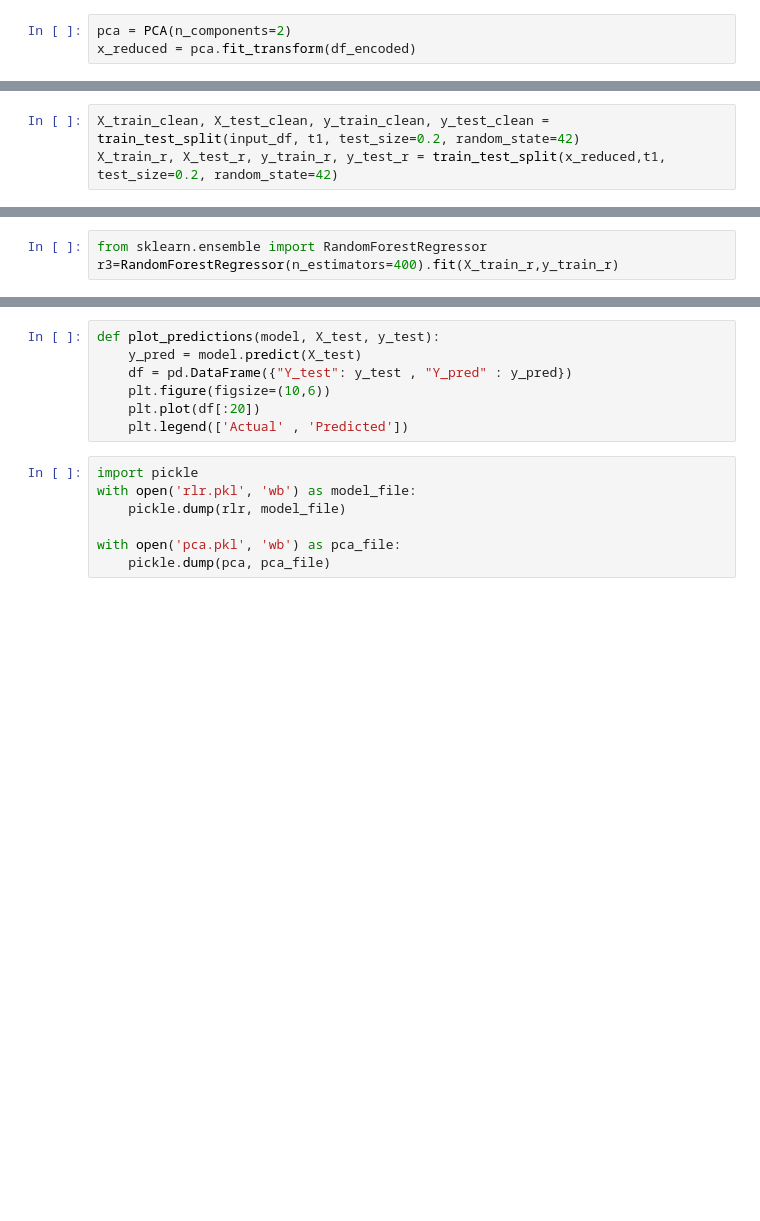
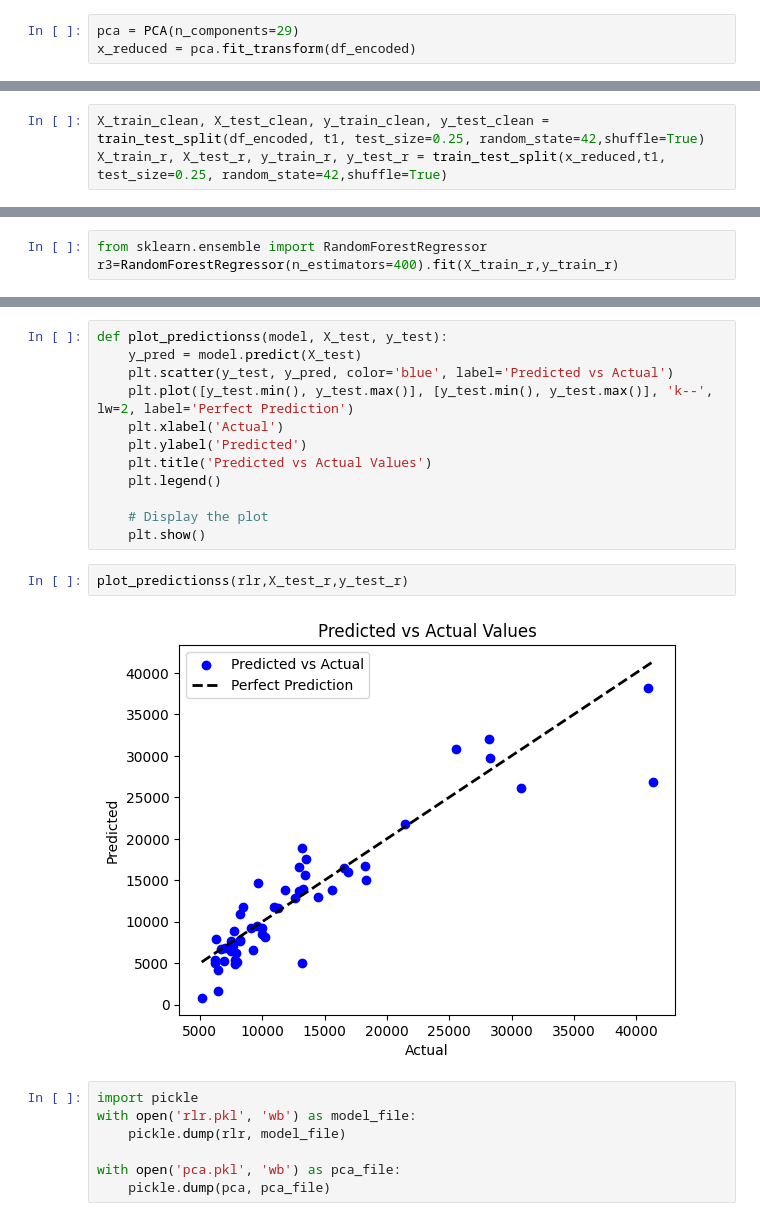
Before and after one commit to Krishil-Parikh/Bazinga_CodeClash, a Jupyter notebook: compute-task-b.ipynb, the cells around one changed output, grey strips where cells are left out. Drawn from its saved outputs; the diff is of its cells as text; blank space fills up the shorter version.

```diff
--- a/compute-task-b.ipynb
+++ b/compute-task-b.ipynb
@@ -460,5 +501,5 @@ input_df
 # %%
-pca = PCA(n_components=2)
+pca = PCA(n_components=29)
 x_reduced = pca.fit_transform(df_encoded)
 # %%
 print("Number of original features is {} and of reduced features is {}".format(df_encoded.shape[1], x_reduced.shape[1]))
@@ -467,5 +508,5 @@ Number of original features is 67 and of reduced features is 2
 # %% [markdown]
 # Train-Test split and model training
 # %%
-X_train_clean, X_test_clean, y_train_clean, y_test_clean = train_test_split(input_df, t1, test_size=0.2, random_state=42)
-X_train_r, X_test_r, y_train_r, y_test_r = train_test_split(x_reduced,t1, test_size=0.2, random_state=42)
+X_train_clean, X_test_clean, y_train_clean, y_test_clean = train_test_split(df_encoded, t1, test_size=0.25, random_state=42,shuffle=True)
+X_train_r, X_test_r, y_train_r, y_test_r = train_test_split(x_reduced,t1, test_size=0.25, random_state=42,shuffle=True)
@@ -520,10 +584,19 @@ R2 score for RandomForest training is 94.94168353954832  and for test is 88.6103
-# %%
-def plot_predictions(model, X_test, y_test):
-    y_pred = model.predict(X_test)
-    df = pd.DataFrame({"Y_test": y_test , "Y_pred" : y_pred})
-    plt.figure(figsize=(10,6))
-    plt.plot(df[:20])
-    plt.legend(['Actual' , 'Predicted'])
+# %%
+def plot_predictionss(model, X_test, y_test):
+    y_pred = model.predict(X_test)
+    plt.scatter(y_test, y_pred, color='blue', label='Predicted vs Actual')
+    plt.plot([y_test.min(), y_test.max()], [y_test.min(), y_test.max()], 'k--', lw=2, label='Perfect Prediction')
+    plt.xlabel('Actual')
+    plt.ylabel('Predicted')
+    plt.title('Predicted vs Actual Values')
+    plt.legend()
+
+    # Display the plot
+    plt.show()
+# %%
+plot_predictionss(rlr,X_test_r,y_test_r)
+# %% [output]
+[figure, added]
 # %%
 import pickle
 with open('rlr.pkl', 'wb') as model_file:
```
Also changed, not shown: parts of 28 cells of this notebook.
